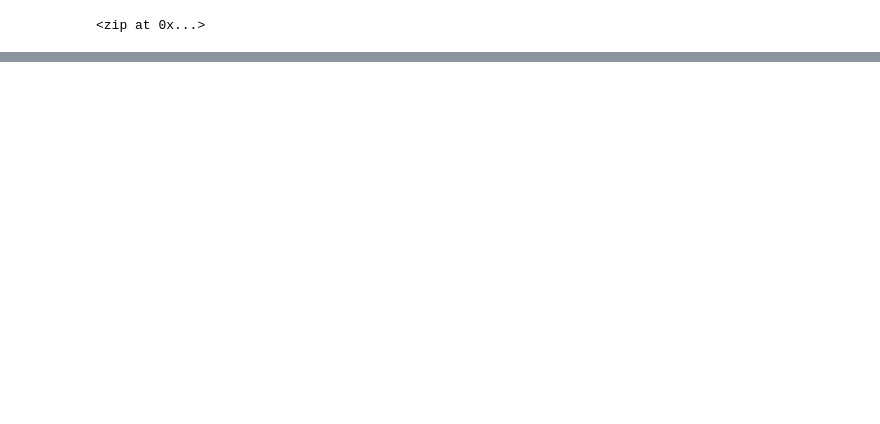
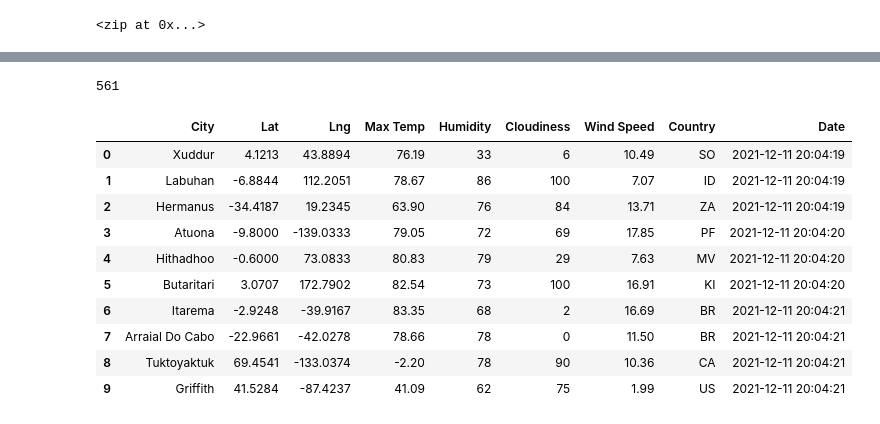
Before and after one commit to SBaig01/World_Weather_Analysis, a Jupyter notebook: WeatherPy.ipynb, the cells around one changed output, grey strips where cells are left out. Drawn from its saved outputs; the diff is of its cells as text; code cells hidden in the pictures; blank space fills up the shorter version.

```diff
--- a/WeatherPy.ipynb
+++ b/WeatherPy.ipynb
@@ -7,10 +23,11 @@ import numpy as np
 # Create a set of random latitude and longitude combinations.
 lats = np.random.uniform(low=-90.000, high=90.000, size=1500)
 lngs = np.random.uniform(low=-180.000, high=180.000, size=1500)
-lat_lngs = zip(lats, lngs)
-lat_lngs
+lats_lngs = zip(lats, lngs)
+lats_lngs
 # %% [output]
 <zip at 0x...>
 # %%
-# Add the latitudes and longitudes to a list.
-coordinates = list(lat_lngs)
+# Add the latitudes and longitudes to a list
+coordinates = list(lats_lngs)
+coordinates
@@ -20,16 +52,15 @@ from citipy import citipy
 # %%
-# Create a list for holding the cities.
+# Create a list for holding the cities
 cities = []
-lat_lngs = []
 
-# Identify the nearest city for each latitude and longitude combination.
-for lat_lng in lat_lngs:
-    city = citipy.nearest_city(lat_lng[0], lat_lng[1]).city_name
+# Identify the nearest city for each latitude and longitude combination
+for coordinate in coordinates:
+    city = citipy.nearest_city(coordinate[0], coordinate[1]).city_name
 
     # If the city is unique, then we will add it to the cities list.
     if city not in cities:
         cities.append(city)
 
-# Print the city count to confirm sufficient count.
+# Print the citiy count to confirm sufficient count
 len(cities)
 # %% [output]
@@ -63,13 +68 @@ set_count = 1
-# %%
-# Loop through all the cities in our list.
-for i in range(len(cities)):
-
-    # Group cities in sets of 50 for logging purposes.
-    if (i % 50 == 0 and i >= 50):
-        set_count += 1
-        record_count = 1
-        time.sleep(60)
-
-    # Create endpoint URL with each city.
-    city_url = url + "&q=" + cities[i]
 # %%
@@ -126,0 +152,20 @@ print("-----------------------------")
+# %%
+len(city_data)
+# %% [output]
+561
+# %%
+# Convert the array of dictionaries to a Pandas DataFrame.
+city_data_df = pd.DataFrame(city_data)
+city_data_df.head(10)
+# %% [output]
+|  | City | Lat | Lng | Max Temp | Humidity | Cloudiness | Wind Speed | Country | Date |
+| 0 | Xuddur | 4.1213 | 43.8894 | 76.19 | 33 | 6 | 10.49 | SO | 2021-12-11 20:04:19 |
+| 1 | Labuhan | -6.8844 | 112.2051 | 78.67 | 86 | 100 | 7.07 | ID | 2021-12-11 20:04:19 |
+| 2 | Hermanus | -34.4187 | 19.2345 | 63.90 | 76 | 84 | 13.71 | ZA | 2021-12-11 20:04:19 |
+| 3 | Atuona | -9.8000 | -139.0333 | 79.05 | 72 | 69 | 17.85 | PF | 2021-12-11 20:04:20 |
+| 4 | Hithadhoo | -0.6000 | 73.0833 | 80.83 | 79 | 29 | 7.63 | MV | 2021-12-11 20:04:20 |
+| 5 | Butaritari | 3.0707 | 172.7902 | 82.54 | 73 | 100 | 16.91 | KI | 2021-12-11 20:04:20 |
+| 6 | Itarema | -2.9248 | -39.9167 | 83.35 | 68 | 2 | 16.69 | BR | 2021-12-11 20:04:21 |
+| 7 | Arraial Do Cabo | -22.9661 | -42.0278 | 78.66 | 78 | 0 | 11.50 | BR | 2021-12-11 20:04:21 |
+| 8 | Tuktoyaktuk | 69.4541 | -133.0374 | -2.20 | 78 | 90 | 10.36 | CA | 2021-12-11 20:04:21 |
+| 9 | Griffith | 41.5284 | -87.4237 | 41.09 | 62 | 75 | 1.99 | US | 2021-12-11 20:04:21 |
```
Also changed, not shown: parts of 12 cells of this notebook, 4 other files.
